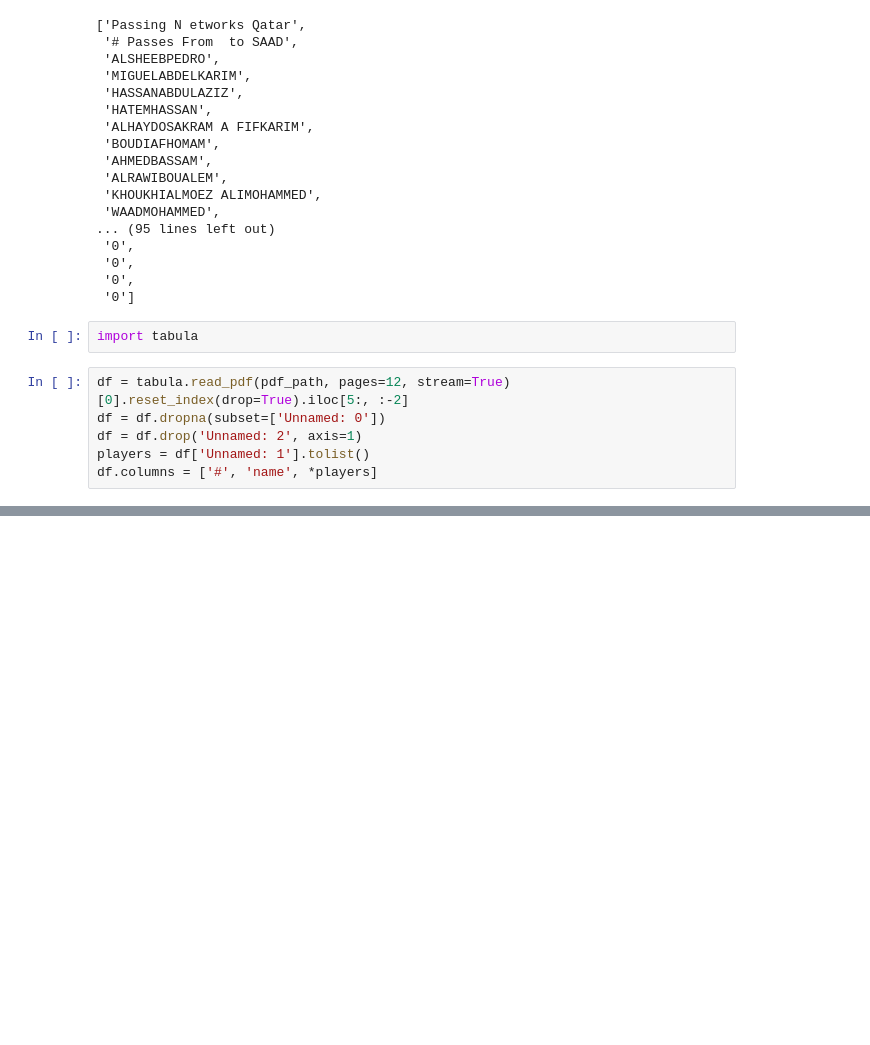
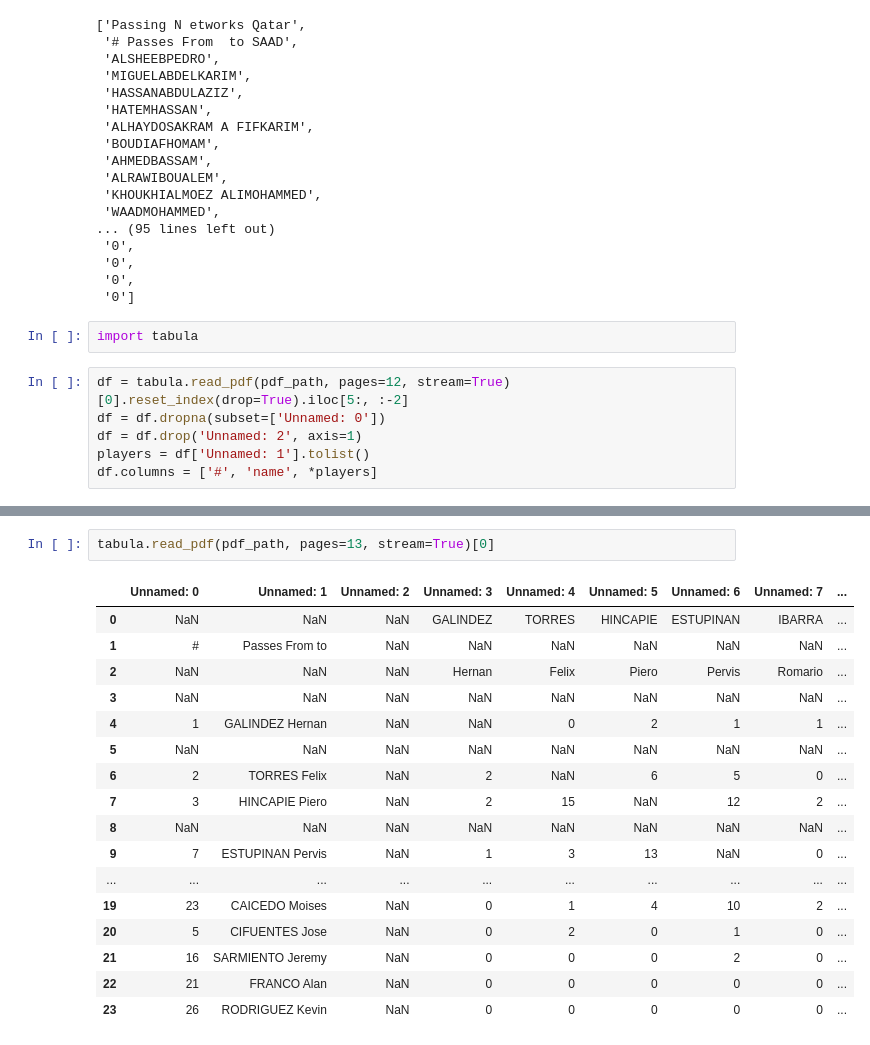
Before and after one commit to gshirato/world-cup-post-match-report, a Jupyter notebook: notebook/parse_pdf.ipynb, the cells around one changed output, grey strips where cells are left out. Cells and saved outputs as stored; diff of their text form; blank space fills up the shorter version.

```diff
--- a/notebook/parse_pdf.ipynb
+++ b/notebook/parse_pdf.ipynb
@@ -416 +437,21 @@ def parse_network_table(pdf_path):
+# %%
+tabula.read_pdf(pdf_path, pages=13, stream=True)[0]
+# %% [output]
+|  | Unnamed: 0 | Unnamed: 1 | Unnamed: 2 | Unnamed: 3 | Unnamed: 4 | Unnamed: 5 | Unnamed: 6 | Unnamed: 7 | ... |
+| 0 | NaN | NaN | NaN | GALINDEZ | TORRES | HINCAPIE | ESTUPINAN | IBARRA | ... |
+| 1 | # | Passes From to | NaN | NaN | NaN | NaN | NaN | NaN | ... |
+| 2 | NaN | NaN | NaN | Hernan | Felix | Piero | Pervis | Romario | ... |
+| 3 | NaN | NaN | NaN | NaN | NaN | NaN | NaN | NaN | ... |
+| 4 | 1 | GALINDEZ Hernan | NaN | NaN | 0 | 2 | 1 | 1 | ... |
+| 5 | NaN | NaN | NaN | NaN | NaN | NaN | NaN | NaN | ... |
+| 6 | 2 | TORRES Felix | NaN | 2 | NaN | 6 | 5 | 0 | ... |
+| 7 | 3 | HINCAPIE Piero | NaN | 2 | 15 | NaN | 12 | 2 | ... |
+| 8 | NaN | NaN | NaN | NaN | NaN | NaN | NaN | NaN | ... |
+| 9 | 7 | ESTUPINAN Pervis | NaN | 1 | 3 | 13 | NaN | 0 | ... |
+| ... | ... | ... | ... | ... | ... | ... | ... | ... | ... |
+| 19 | 23 | CAICEDO Moises | NaN | 0 | 1 | 4 | 10 | 2 | ... |
+| 20 | 5 | CIFUENTES Jose | NaN | 0 | 2 | 0 | 1 | 0 | ... |
+| 21 | 16 | SARMIENTO Jeremy | NaN | 0 | 0 | 0 | 2 | 0 | ... |
+| 22 | 21 | FRANCO Alan | NaN | 0 | 0 | 0 | 0 | 0 | ... |
+| 23 | 26 | RODRIGUEZ Kevin | NaN | 0 | 0 | 0 | 0 | 0 | ... |
 # %%
```
Also changed, not shown: parts of 4 cells of this notebook, 5 other files.
